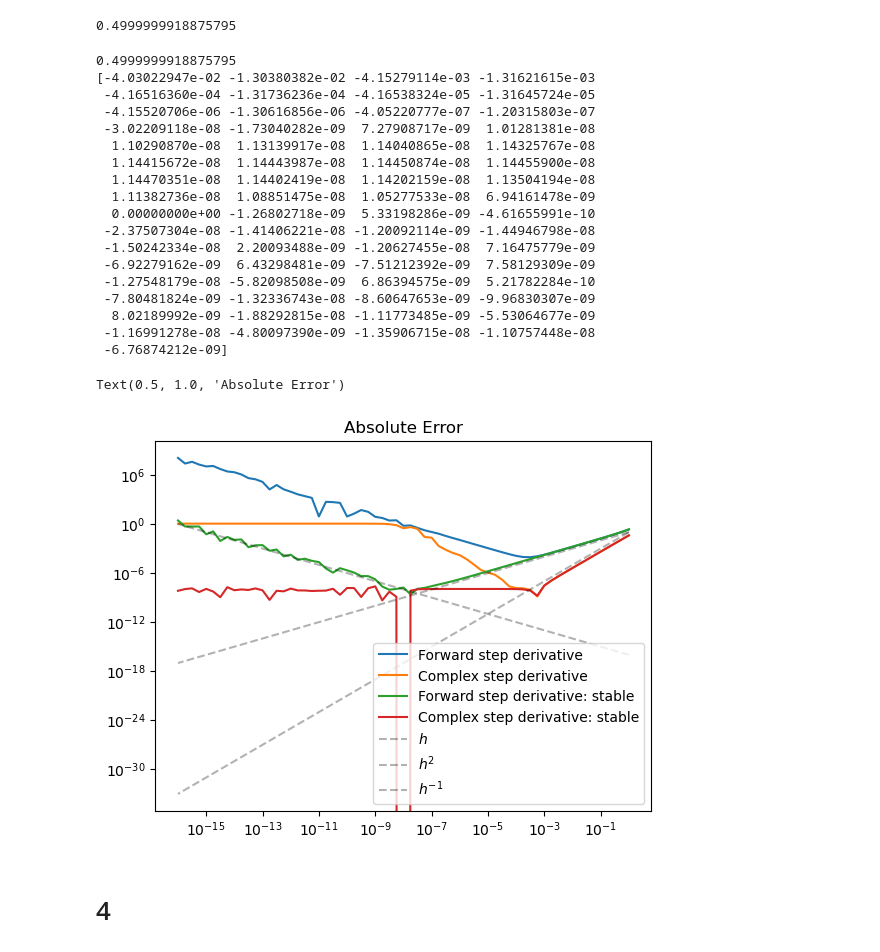
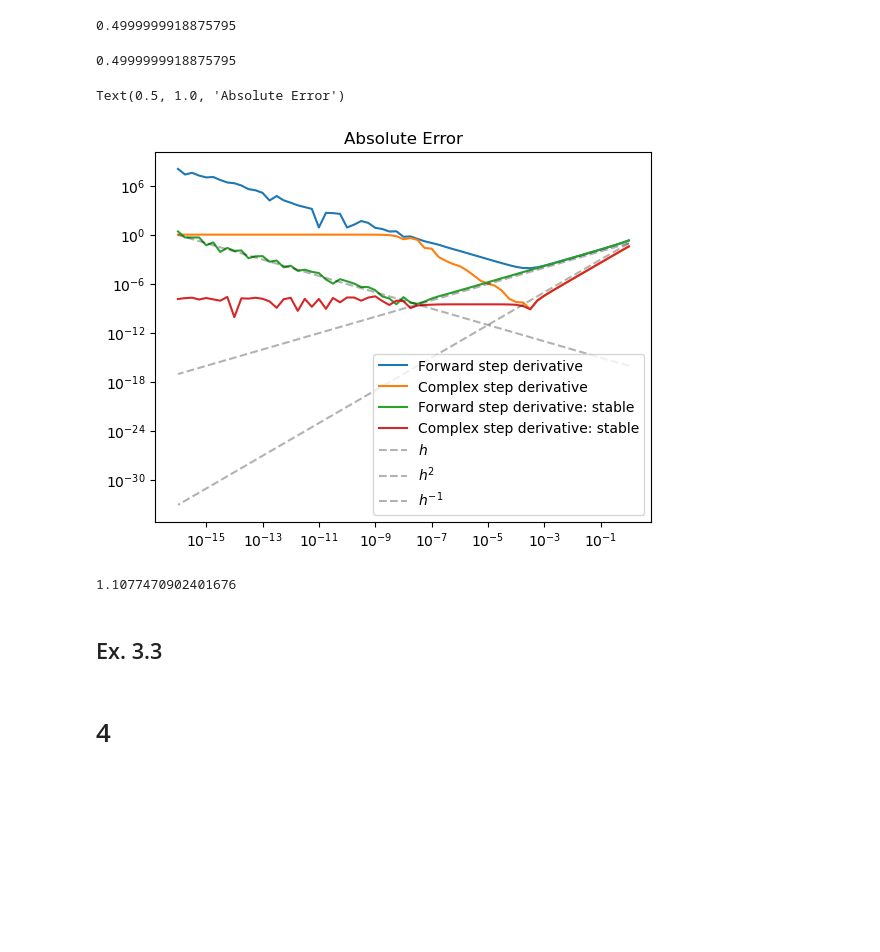
Before and after one commit to ebianchi803/computational_astrophysics, a Jupyter notebook: 1-2.ipynb, the cells around one changed output. Drawn from its saved outputs; the diff is of its cells as text; code cells hidden in the pictures; blank space fills up the shorter version.

```diff
--- a/1-2.ipynb
+++ b/1-2.ipynb
@@ -540,71 +542,62 @@ print(f_naive-1,f_stable-1)
 # %% [output]
 -6.07747097092215e-09 5.00000019165725e-09
 # %%
-def F2_st(x0):
-    return np.expm1 ( x0 ) / x0
+def F2_st(x):
+    return np.expm1(x)/x
 def dF2(x):
     return (x*np.exp(x)-np.exp(x)+1)/x**2
 def dF2_st(x):
-    return (x*np.exp(x)-np.expm1(x))/x**2
-def f2s(x):
-    return (x*np.exp(x)-np.expm1(x))/x**2
-print(dF2_st(1e-8))
+    return (x*(np.exp(x))-np.expm1(x))/x**2
+dF2_st(1e-8)
 # %% [output]
 0.4999999918875795
 # %%
 x01 = 1e-8
 print(dF2_st(x01))
 Df_F2 = ( Df(F2,x01,h) )
-Dc_F2 = ( Dc(F2,x01,h) )
 Di_F2 = ( Di(F2,x01,h))
 
 Df_F2_st = ( Df(F2_st,x01,h) )
-Dc_F2_st = ( Dc(F2_st,x01,h) )
 Di_F2_st = ( Di(F2_st,x01,h) )
 
-err_Df_F2 = abs((Df_F2)-dF2_st(x01))
-err_Dc_F2 = abs((Dc_F2)-dF2_st(x01))
-err_Di_F2 = abs((Di_F2)-dF2_st(x01))
+err_Df_F2 = abs((Df_F2)-0.5)
+err_Di_F2 = abs((Di_F2)-0.5)
 
-err_Df_F2_st = abs((Df_F2_st)-dF2_st(x01))
-err_Dc_F2_st = abs((Dc_F2_st)-dF2_st(x01))
-err_Di_F2_st = abs((Di_F2_st)-dF2_st(x01))
-print(Di_F2_st-dF2_st(x01))
+err_Df_F2_st = abs((Df_F2_st)-0.5)
+err_Di_F2_st = abs((Di_F2_st)-0.5)
 
 plt.plot(h,(err_Df_F2),label='Forward step derivative')
 plt.plot(h,(err_Di_F2),label='Complex step derivative')
 
 plt.plot(h,(err_Df_F2_st),label='Forward step derivative: stable')
 plt.plot(h,(err_Di_F2_st),label='Complex step derivative: stable')
 
 plt.plot(h,h*1e-1,label=r'$h$',c='k',alpha=0.3,linestyle='--')
 plt.plot(h,h**2*1e-1,label=r'$h^2$',c='k',alpha=0.3,linestyle='--')
 plt.plot(h,h**(-1)*1e-16,label=r'$h^{-1}$',c='k',alpha=0.3,linestyle='--')
 plt.legend()
 
 plt.xscale('log')
 plt.yscale('log')
 plt.title('Absolute Error')
 # %% [output]
 0.4999999918875795
-[-4.03022947e-02 -1.30380382e-02 -4.15279114e-03 -1.31621615e-03
- -4.16516360e-04 -1.31736236e-04 -4.16538324e-05 -1.31645724e-05
- -4.15520706e-06 -1.30616856e-06 -4.05220777e-07 -1.20315803e-07
- -3.02209118e-08 -1.73040282e-09  7.27908717e-09  1.01281381e-08
-  1.10290870e-08  1.13139917e-08  1.14040865e-08  1.14325767e-08
-  1.14415672e-08  1.14443987e-08  1.14450874e-08  1.14455900e-08
-  1.14470351e-08  1.14402419e-08  1.14202159e-08  1.13504194e-08
-  1.11382736e-08  1.08851475e-08  1.05277533e-08  6.94161478e-09
-  0.00000000e+00 -1.26802718e-09  5.33198286e-09 -4.61655991e-10
- -2.37507304e-08 -1.41406221e-08 -1.20092114e-09 -1.44946798e-08
- -1.50242334e-08  2.20093488e-09 -1.20627455e-08  7.16475779e-09
- -6.92279162e-09  6.43298481e-09 -7.51212392e-09  7.58129309e-09
- -1.27548179e-08 -5.82098508e-09  6.86394575e-09  5.21782284e-10
- -7.80481824e-09 -1.32336743e-08 -8.60647653e-09 -9.96830307e-09
-  8.02189992e-09 -1.88292815e-08 -1.11773485e-09 -5.53064677e-09
- -1.16991278e-08 -4.80097390e-09 -1.35906715e-08 -1.10757448e-08
- -6.76874212e-09]
 Text(0.5, 1.0, 'Absolute Error')
-[figure, old version]
+[figure, new version]
 # %%
 #Perchè non ce la fa ad andare sotto 1e-8? Problemi con expm1?
+# %%
+x01 = 1e-8
+Df_F2 = ( Df(F2,x01,1e-30) )
+Di_F2 = ( Di(F2,x01,1e-30))
+
+
+err_Df_F2 = abs((Df_F2)-0.5)
+err_Di_F2 = abs((Di_F2)-0.5)
+
+err_Df_F2_st = abs((Df_F2_st)-0.5)
+err_Di_F2_st = abs((Di_F2_st)-0.5)
+
+err_Di_F2
+# %% [output]
+1.1077470902401676
@@ -611,3 +606,5 @@ Text(0.5, 1.0, 'Absolute Error')
+# %% [markdown]
+## Ex. 3.3
 # %% [markdown]
 # 4
 # %% [markdown]
```
Also changed, not shown: parts of 4 cells of this notebook.
